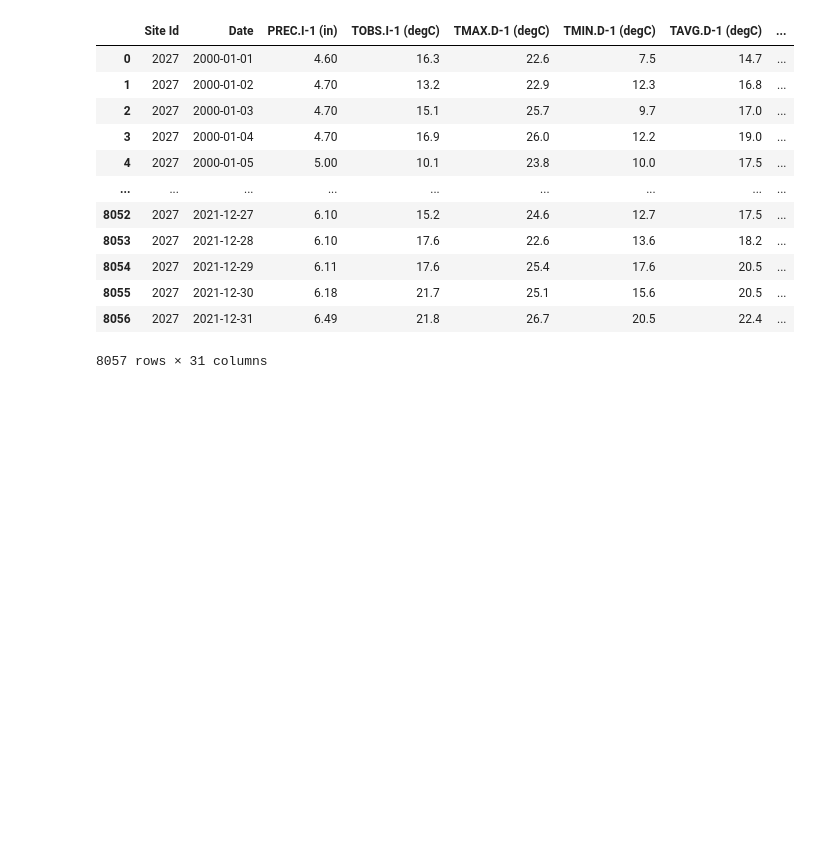
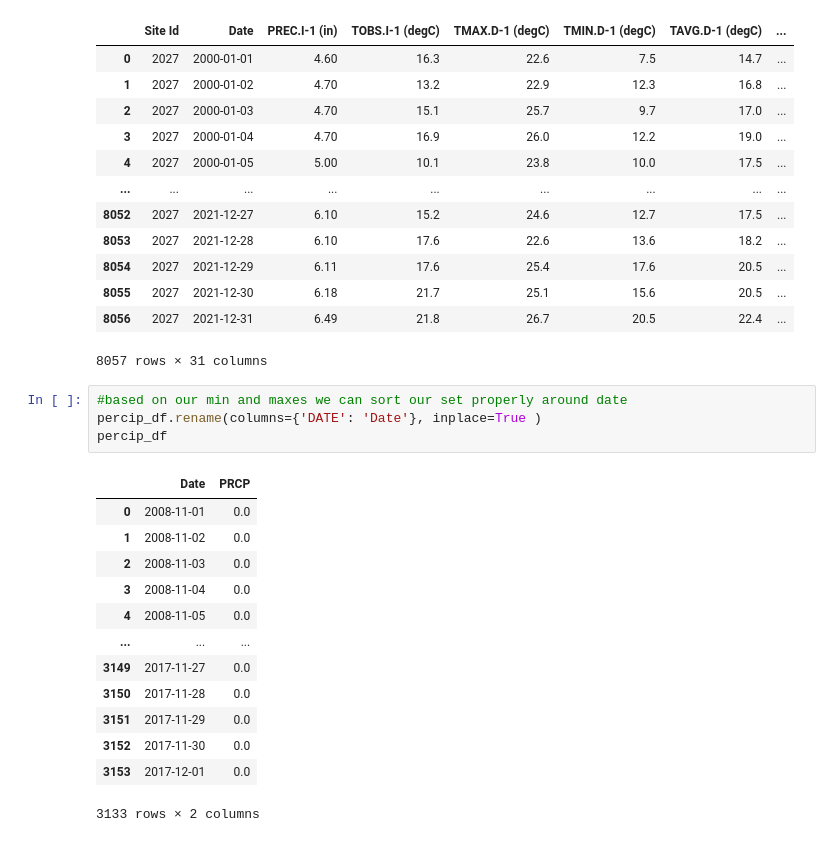
Before and after one commit to bigdog3626/Drought-Detection-Modeling, a Jupyter notebook: Data-Cleanser.ipynb, the cells around one changed output. Saved outputs shown, nothing was run; the diff lists cells and outputs as text; blank space fills up the shorter version.

```diff
--- a/Data-Cleanser.ipynb
+++ b/Data-Cleanser.ipynb
@@ -211,3 +250,21 @@ See the caveats in the documentation: https://pandas.pydata.org/pandas-docs/stab
 | 8055 | 2027 | 2021-12-30 | 6.18 | 21.7 | 25.1 | 15.6 | 20.5 | ... |
 | 8056 | 2027 | 2021-12-31 | 6.49 | 21.8 | 26.7 | 20.5 | 22.4 | ... |
 8057 rows × 31 columns
+# %%
+#based on our min and maxes we can sort our set properly around date
+percip_df.rename(columns={'DATE': 'Date'}, inplace=True )
+percip_df
+# %% [output]
+|  | Date | PRCP |
+| 0 | 2008-11-01 | 0.0 |
+| 1 | 2008-11-02 | 0.0 |
+| 2 | 2008-11-03 | 0.0 |
+| 3 | 2008-11-04 | 0.0 |
+| 4 | 2008-11-05 | 0.0 |
+| ... | ... | ... |
+| 3149 | 2017-11-27 | 0.0 |
+| 3150 | 2017-11-28 | 0.0 |
+| 3151 | 2017-11-29 | 0.0 |
+| 3152 | 2017-11-30 | 0.0 |
+| 3153 | 2017-12-01 | 0.0 |
+3133 rows × 2 columns
```
Also changed, not shown: parts of 8 cells of this notebook, 4 other files.
